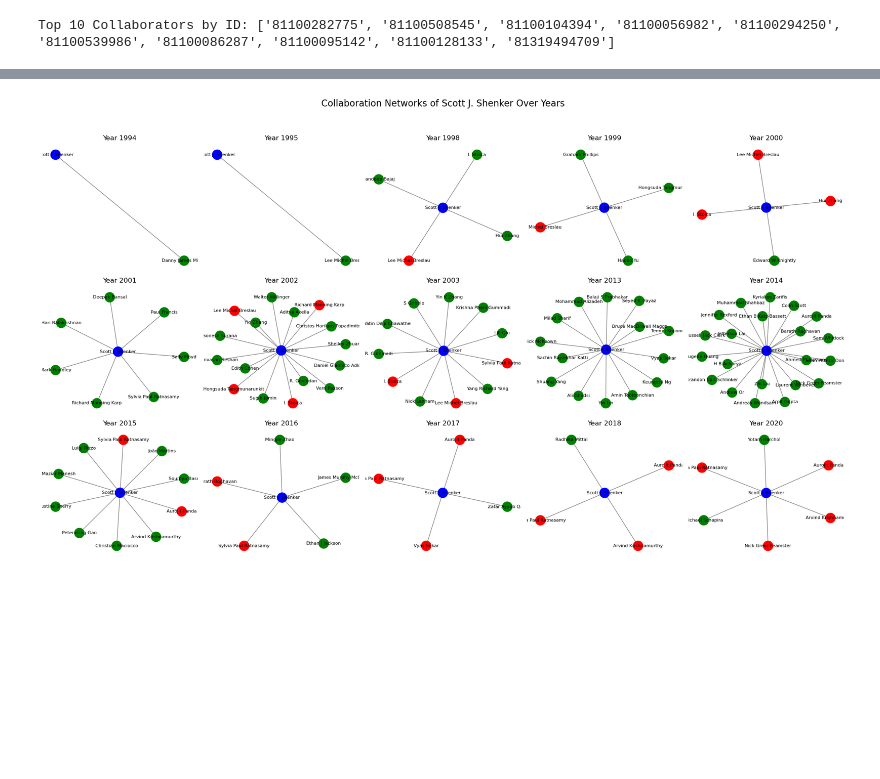
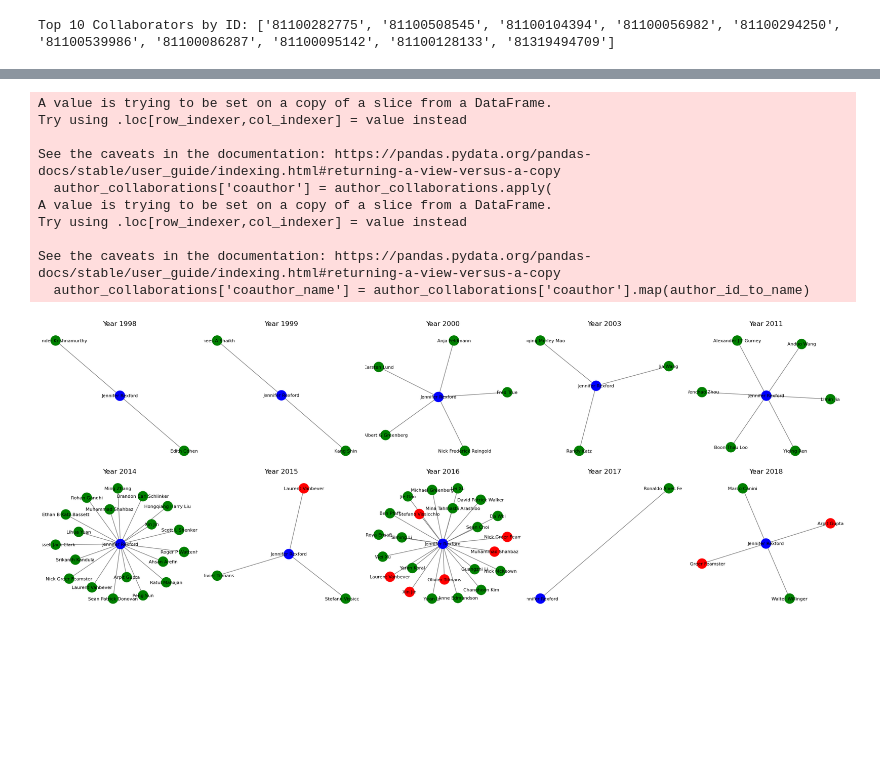
Before and after one commit to jasonliiiii/PeopleWeave_coauthorship, a Jupyter notebook: collaboration.ipynb, the cells around one changed output, grey strips where cells are left out. Cells and saved outputs as stored; diff of their text form; code cells hidden in the pictures; blank space fills up the shorter version.

Commit message:
Updated notebooks and added new data file

```diff
--- a/collaboration.ipynb
+++ b/collaboration.ipynb
@@ -142,13 +169,18 @@ with open('data/paper_data.json') as file:
 # %%
 # Create a list to hold collaboration data over time
 collaborations_time = []
+authors_by_year = {}
 
 for paper_id, paper in paper_data.items():
     year = paper['publication year']
     authors = [author['id'] for author in paper['authors']]
+
+    # Store all authors by year (to include isolated nodes)
+    if year not in authors_by_year:
+        authors_by_year[year] = set()
+    authors_by_year[year].update(authors)
+
+    # Generate all pairs of co-authors and add them to the collaboration list
     for i in range(len(authors)):
         for j in range(i + 1, len(authors)):
             collaborations_time.append({'year': year, 'author1': authors[i], 'author2': authors[j]})
-
-# Create a DataFrame for collaborations
-collaborations_time_df = pd.DataFrame(collaborations_time)
@@ -173,10 +207,15 @@ Create a collaboration graph for each year, where each node represents an author
 # %%
 import networkx as nx
 # %%
-# Create a dictionary of graphs by year
+# Create graphs by year
 graphs_by_year = {}
 for year, group in collaborations_time_df.groupby('year'):
     G = nx.from_pandas_edgelist(group, 'author1', 'author2')
+
+    # Add isolated nodes (authors who didn't collaborate)
+    all_authors = authors_by_year[year]
+    G.add_nodes_from(all_authors)
+
     graphs_by_year[year] = G
 # %%
 print(graphs_by_year)
@@ -375,36 +474,72 @@ for year in sorted_years:
 # %%
+selected_author = '81100508545'  # Jennifer Rexford
+
+author_collaborations = collaborations_time_df[
+    (collaborations_time_df['author1'] == selected_author) |
+    (collaborations_time_df['author2'] == selected_author)
+]
+
+author_collaborations['coauthor'] = author_collaborations.apply(
+    lambda row: row['author2'] if row['author1'] == selected_author else row['author1'], axis=1
+)
+
+author_collaborations['coauthor_name'] = author_collaborations['coauthor'].map(author_id_to_name)
+author_collaborations = author_collaborations.dropna(subset=['coauthor_name'])
+coauthors_by_year = author_collaborations.groupby('year')['coauthor_name'].apply(list).sort_index()
+
+# Dictionary to keep track of all coauthors the selected author has collaborated with by each year
+past_collaborators = {}
+accumulated_coauthors = set()
+
+# Sorted list of years for processing
+sorted_years = sorted(coauthors_by_year.keys())
+
+for year in sorted_years:
+    current_year_coauthors = set(coauthors_by_year[year])
+    past_collaborators[year] = accumulated_coauthors.copy()  # Copy accumulated coauthors before updating
+    accumulated_coauthors.update(current_year_coauthors)  # Update with current year's coauthors
+
 selected_author_name = author_id_to_name[selected_author]
 fig, axes = plt.subplots(nrows=3, ncols=5, figsize=(20, 12))
-fig.suptitle(f"Collaboration Networks of {selected_author_name} Over Years", fontsize=16)
 
 axes = axes.flatten()
 
 for i, year in enumerate(sorted_years):
     G = nx.Graph()
     coauthors = coauthors_by_year[year]
     previous_collaborators = past_collaborators[year]
 
     # Add nodes and edges
     G.add_node(selected_author_name, color='blue')
     for coauthor_name in coauthors:
         # Check if they have collaborated before
         color = 'red' if coauthor_name in previous_collaborators else 'green'
         G.add_node(coauthor_name, color=color)
         G.add_edge(selected_author_name, coauthor_name)
 
     ax = axes[i]
     plt.sca(ax)
     pos = nx.spring_layout(G)
 
     node_colors = [nx.get_node_attributes(G, 'color')[node] for node in G]
     nx.draw_networkx(G, pos, ax=ax, node_color=node_colors, edge_color='gray', with_labels=True, font_size=8)
     ax.set_title(f"Year {year}")
     ax.axis('off')
 
 for j in range(i + 1, len(axes)):
     axes[j].axis('off')
 
 plt.tight_layout(rect=[0, 0.03, 1, 0.95])
 plt.show()
 # %% [output]
+A value is trying to be set on a copy of a slice from a DataFrame.
+Try using .loc[row_indexer,col_indexer] = value instead
+
+See the caveats in the documentation: https://pandas.pydata.org/pandas-docs/stable/user_guide/indexing.html#returning-a-view-versus-a-copy
+  author_collaborations['coauthor'] = author_collaborations.apply(
+A value is trying to be set on a copy of a slice from a DataFrame.
+Try using .loc[row_indexer,col_indexer] = value instead
+
+See the caveats in the documentation: https://pandas.pydata.org/pandas-docs/stable/user_guide/indexing.html#returning-a-view-versus-a-copy
+  author_collaborations['coauthor_name'] = author_collaborations['coauthor'].map(author_id_to_name)
-[figure, old version]
+[figure, new version]
```
Also changed, not shown: parts of 32 cells of this notebook, 7 other files.
